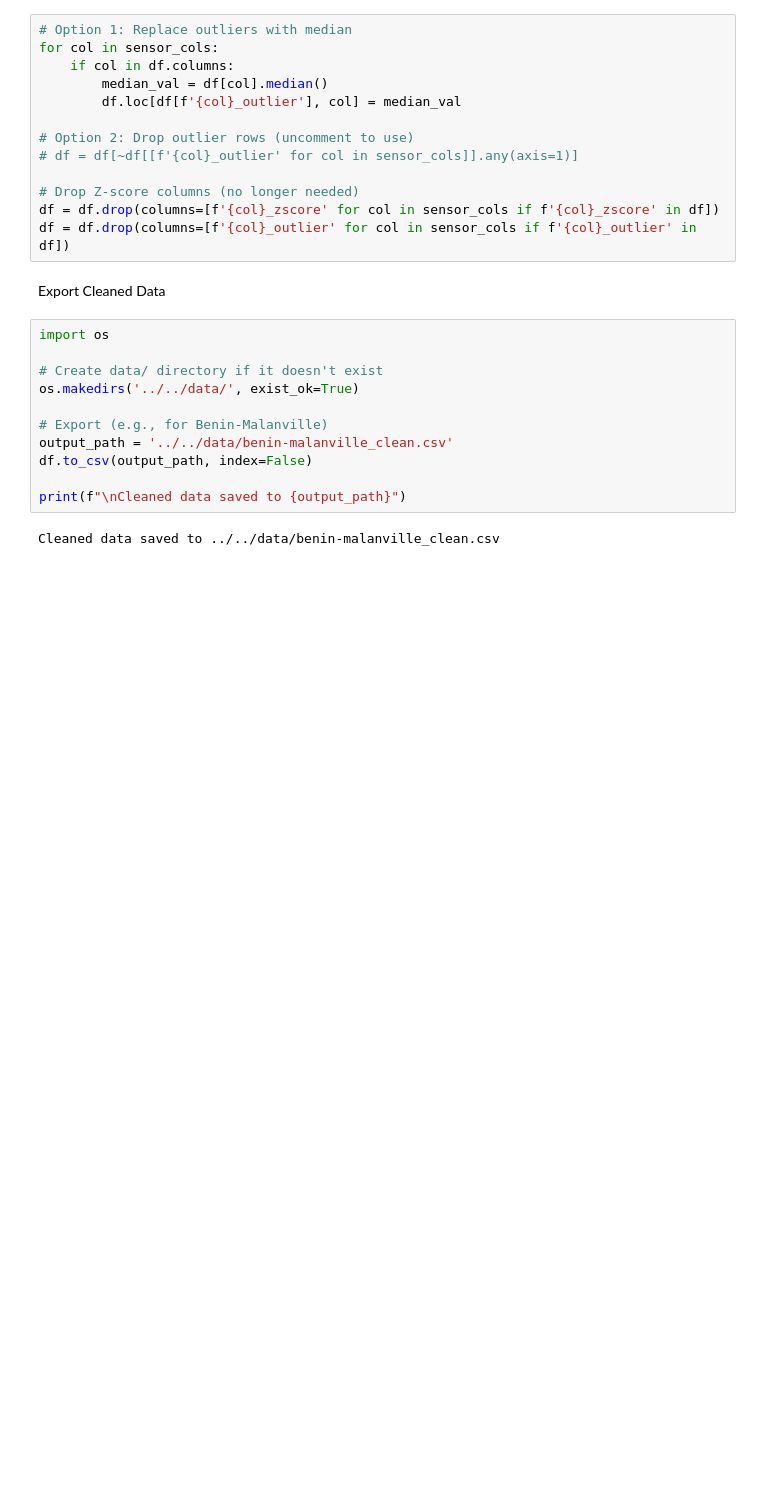
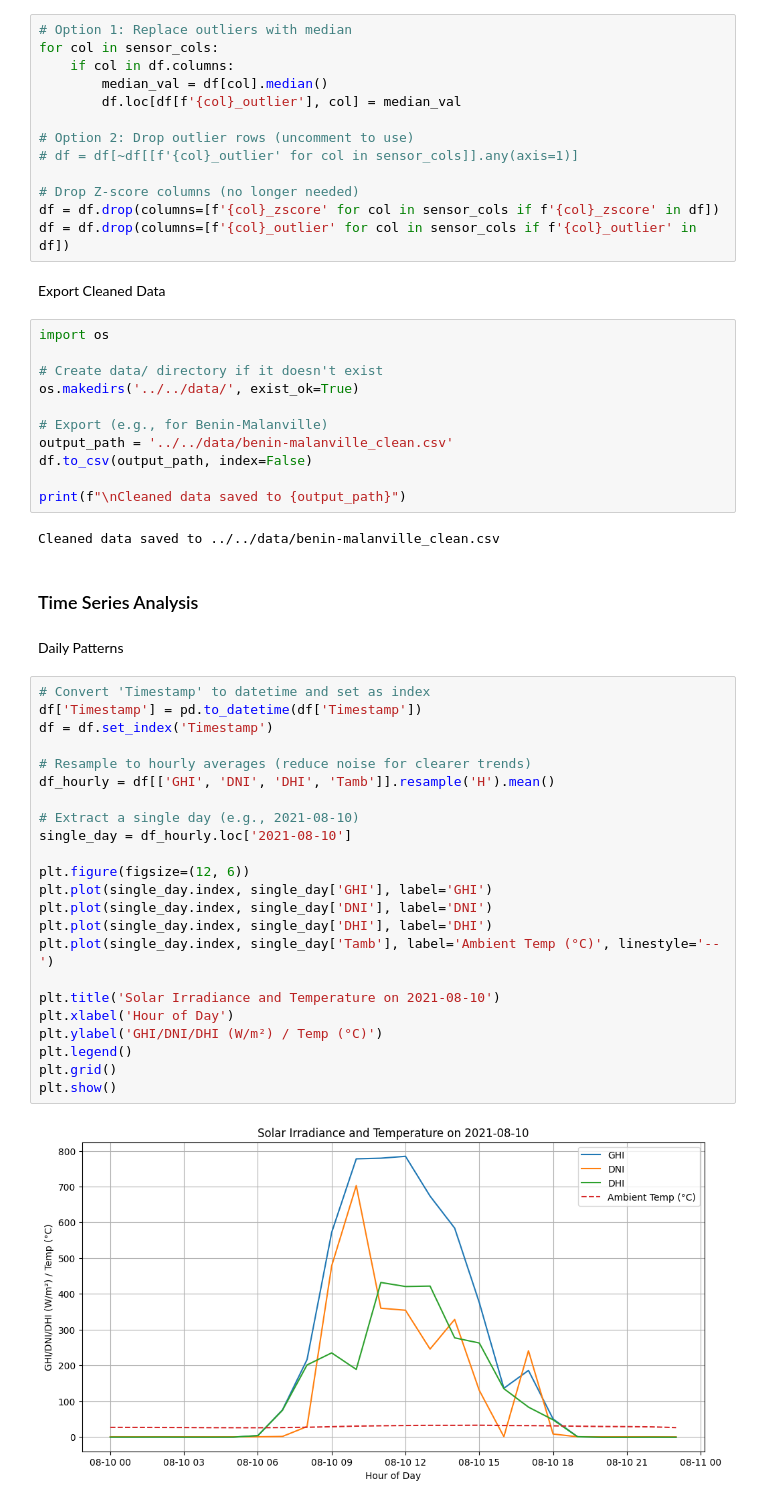
Before and after one commit to Getaye-Biaznlgn/solar-challenge-week1, a Jupyter notebook: src/notebooks/benin_eda.ipynb, the cells around one changed output. Saved outputs shown, nothing was run; the diff lists cells and outputs as text; blank space fills up the shorter version.

Commit message:
Time Series Analysis

```diff
--- a/src/notebooks/benin_eda.ipynb
+++ b/src/notebooks/benin_eda.ipynb
@@ -166,3 +166,32 @@ df.to_csv(output_path, index=False)
 print(f"\nCleaned data saved to {output_path}")
 # %% [output]
 Cleaned data saved to ../../data/benin-malanville_clean.csv
+# %% [markdown]
+### Time Series Analysis
+# %% [markdown]
+Daily Patterns
+# %%
+# Convert 'Timestamp' to datetime and set as index
+df['Timestamp'] = pd.to_datetime(df['Timestamp'])
+df = df.set_index('Timestamp')
+
+# Resample to hourly averages (reduce noise for clearer trends)
+df_hourly = df[['GHI', 'DNI', 'DHI', 'Tamb']].resample('H').mean()
+
+# Extract a single day (e.g., 2021-08-10)
+single_day = df_hourly.loc['2021-08-10']
+
+plt.figure(figsize=(12, 6))
+plt.plot(single_day.index, single_day['GHI'], label='GHI')
+plt.plot(single_day.index, single_day['DNI'], label='DNI')
+plt.plot(single_day.index, single_day['DHI'], label='DHI')
+plt.plot(single_day.index, single_day['Tamb'], label='Ambient Temp (°C)', linestyle='--')
+
+plt.title('Solar Irradiance and Temperature on 2021-08-10')
+plt.xlabel('Hour of Day')
+plt.ylabel('GHI/DNI/DHI (W/m²) / Temp (°C)')
+plt.legend()
+plt.grid()
+plt.show()
+# %% [output]
+[figure, added]
```
Also changed, not shown: parts of 6 cells of this notebook.
